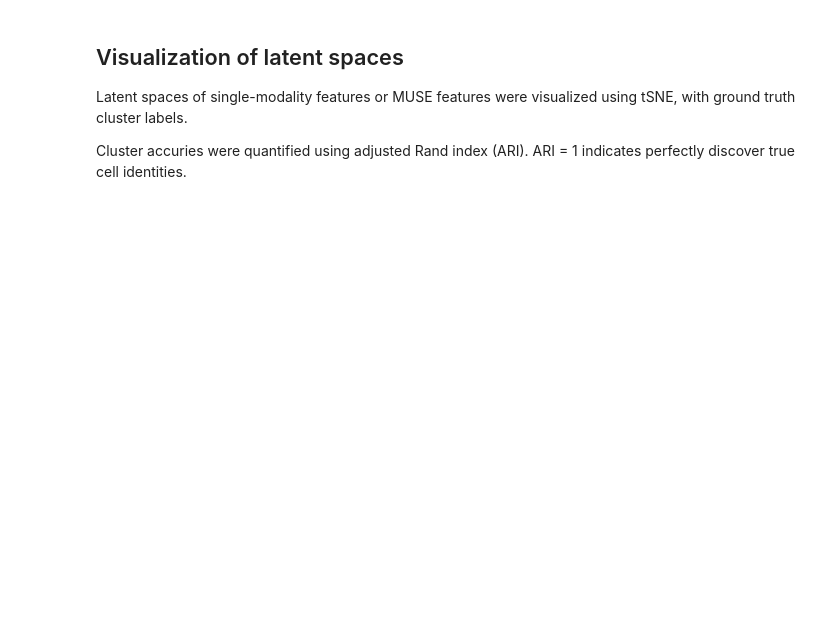
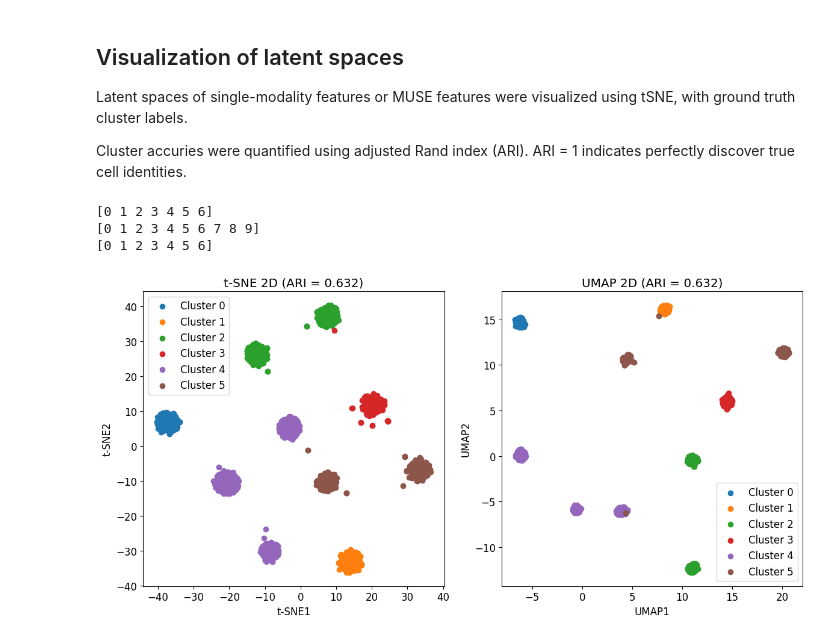
Before and after one commit to darkwilldie/MUSE, a Jupyter notebook: MUSE_demo/MUSE_demo.ipynb, the cells around one changed output. Drawn from its saved outputs; the diff is of its cells as text; code cells hidden in the pictures; blank space fills up the shorter version.

```diff
--- a/MUSE_demo/MUSE_demo.ipynb
+++ b/MUSE_demo/MUSE_demo.ipynb
@@ -170,36 +254,41 @@ Y_umap = umap.UMAP(n_components=2, random_state=42).fit_transform(latent_sc)
 # %%
-
-print(np.unique(view_ab_label))
-print(np.unique(muse_label_sc))
-print(np.unique(muse_label_st))
+# TSNE UMAP 对比
+# print(np.unique(view_ab_label))
+# print(np.unique(muse_label_sc))
+# print(np.unique(muse_label_st))
 
 
-# 创建图形
-fig = plt.figure(figsize=(12, 6))
+# # 创建图形
+# fig = plt.figure(figsize=(12, 6))
 
-# TSNE 2D子图
-ax1 = fig.add_subplot(121)
-for i in np.unique(kmeans_st):
-    idx = np.nonzero(kmeans_st == i)[0]
-    ax1.scatter(Y_tsne[idx, 0], Y_tsne[idx, 1], label=f'Cluster {i}')
-ax1.set_title('t-SNE 2D (ARI = %.3f)' % adjusted_rand_score(view_ab_label, kmeans_st))
-ax1.set_xlabel('t-SNE1')
-ax1.set_ylabel('t-SNE2')
-ax1.legend()
+# # TSNE 2D子图
+# ax1 = fig.add_subplot(121)
+# for i in np.unique(kmeans_st):
+#     idx = np.nonzero(kmeans_st == i)[0]
+#     ax1.scatter(Y_tsne[idx, 0], Y_tsne[idx, 1], label=f'Cluster {i}')
+# ax1.set_title('t-SNE 2D (ARI = %.3f)' % adjusted_rand_score(view_ab_label, kmeans_st))
+# ax1.set_xlabel('t-SNE1')
+# ax1.set_ylabel('t-SNE2')
+# ax1.legend()
 
-# UMAP 2D子图
-ax2 = fig.add_subplot(122)
-for i in np.unique(kmeans_st):
-    idx = np.nonzero(kmeans_st == i)[0]
-    ax2.scatter(Y_umap[idx, 0], Y_umap[idx, 1], label=f'Cluster {i}')
-ax2.set_title('UMAP 2D (ARI = %.3f)' % adjusted_rand_score(view_ab_label, kmeans_st))
-ax2.set_xlabel('UMAP1')
-ax2.set_ylabel('UMAP2')
-ax2.legend()
+# # UMAP 2D子图
+# ax2 = fig.add_subplot(122)
+# for i in np.unique(kmeans_st):
+#     idx = np.nonzero(kmeans_st == i)[0]
+#     ax2.scatter(Y_umap[idx, 0], Y_umap[idx, 1], label=f'Cluster {i}')
+# ax2.set_title('UMAP 2D (ARI = %.3f)' % adjusted_rand_score(view_ab_label, kmeans_st))
+# ax2.set_xlabel('UMAP1')
+# ax2.set_ylabel('UMAP2')
+# ax2.legend()
 
-# 调整布局
-plt.tight_layout()
-plt.show()
+# # 调整布局
+# plt.tight_layout()
+# plt.show()
+# %% [output]
+[0 1 2 3 4 5 6]
+[0 1 2 3 4 5 6 7 8 9]
+[0 1 2 3 4 5 6]
+[figure, added]
 # %%
 # # 3D可视化
 # import plotly.express as px
```
Also changed, not shown: parts of 17 cells of this notebook, 4 other files.
